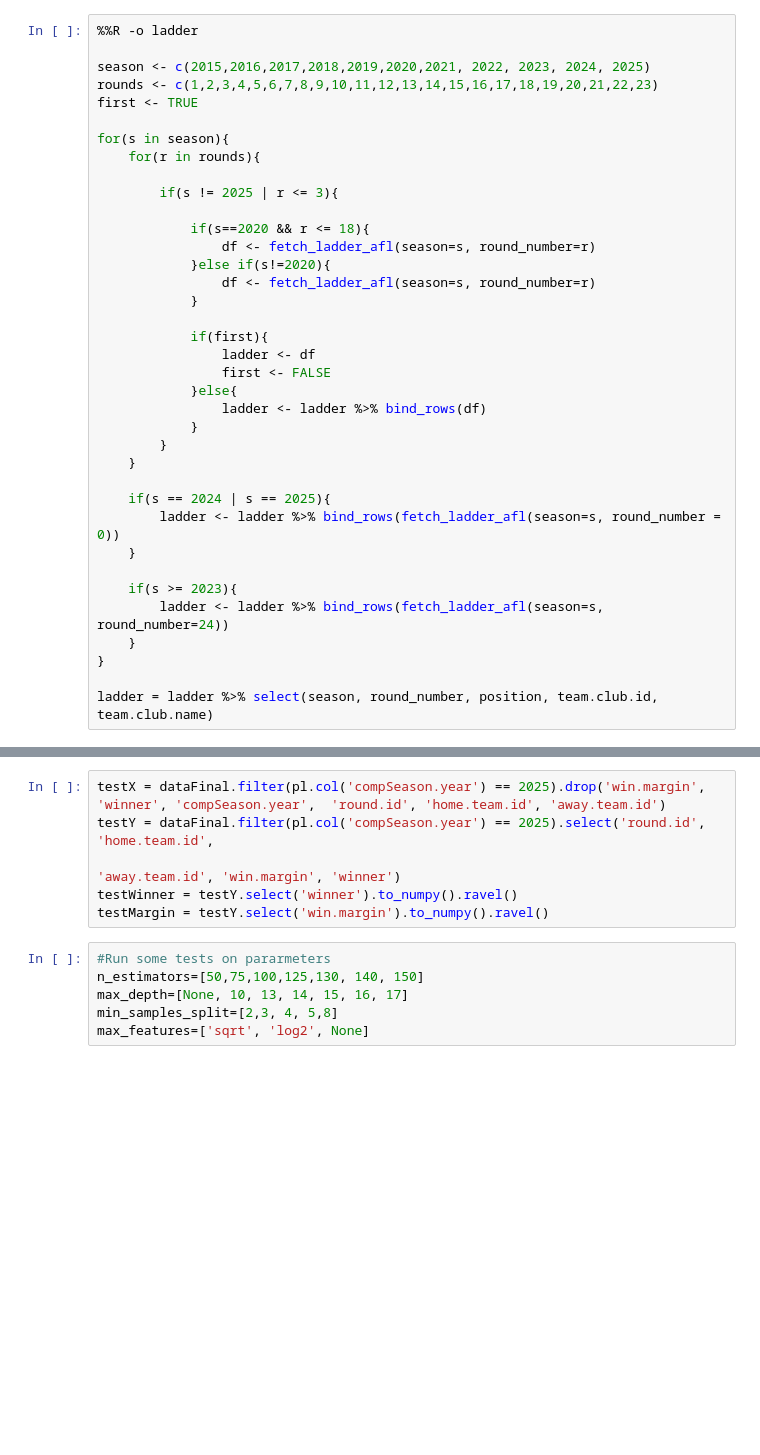
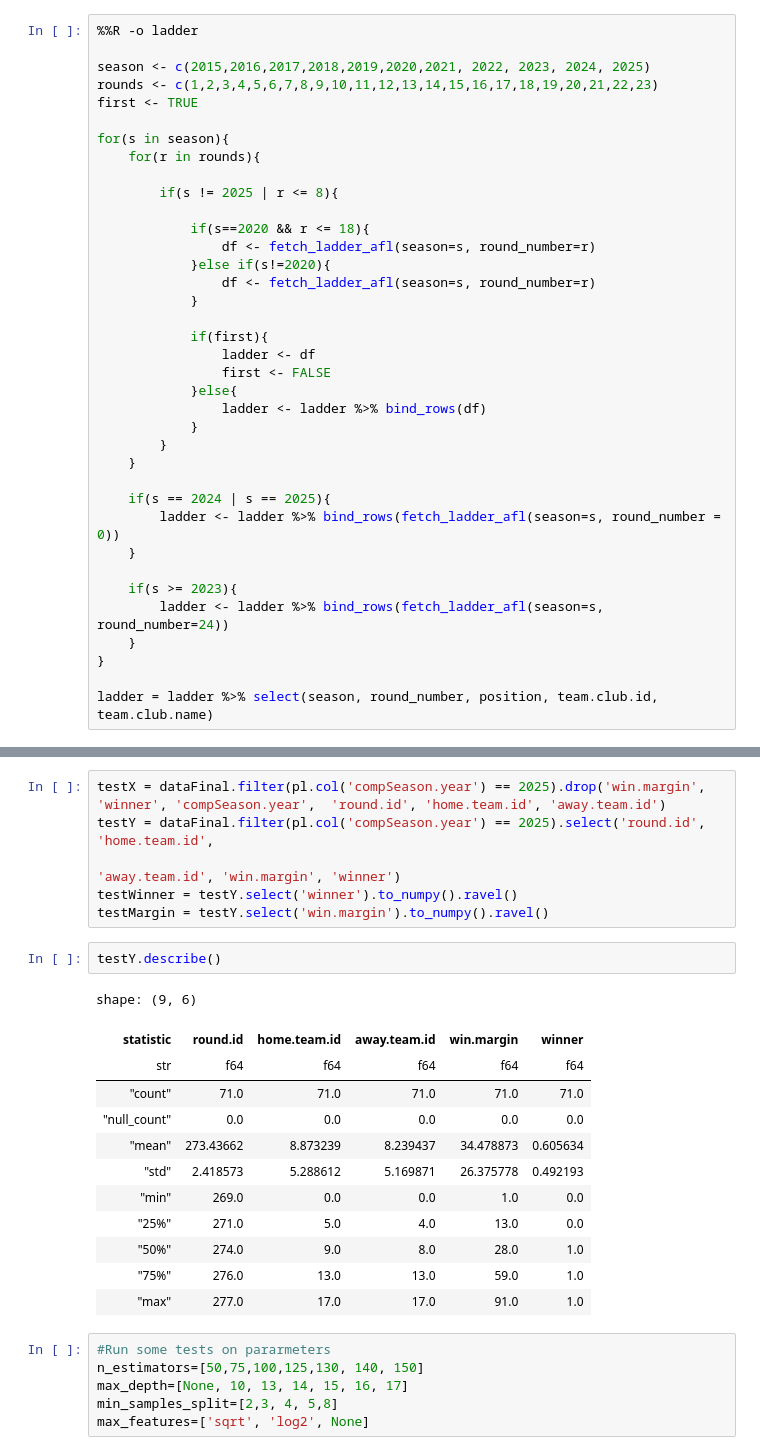
Before and after one commit to suttoe/AFLmodel, a Jupyter notebook: AFLEndOfYear.ipynb, the cells around one changed output, grey strips where cells are left out. Drawn from its saved outputs; the diff is of its cells as text; blank space fills up the shorter version.

```diff
--- a/AFLEndOfYear.ipynb
+++ b/AFLEndOfYear.ipynb
@@ -181,7 +190,7 @@ first <- TRUE
 for(s in season){
     for(r in rounds){
 
-        if(s != 2025 | r <= 3){
+        if(s != 2025 | r <= 8){
 
             if(s==2020 && r <= 18){
                 df <- fetch_ladder_afl(season=s, round_number=r)
@@ -763,6 +771,21 @@ testY = dataFinal.filter(pl.col('compSeason.year') == 2025).select('round.id', '
                                                                     'away.team.id', 'win.margin', 'winner')
 testWinner = testY.select('winner').to_numpy().ravel()
 testMargin = testY.select('win.margin').to_numpy().ravel()
+# %%
+testY.describe()
+# %% [output]
+shape: (9, 6)
+| statistic | round.id | home.team.id | away.team.id | win.margin | winner |
+| str | f64 | f64 | f64 | f64 | f64 |
+| "count" | 71.0 | 71.0 | 71.0 | 71.0 | 71.0 |
+| "null_count" | 0.0 | 0.0 | 0.0 | 0.0 | 0.0 |
+| "mean" | 273.43662 | 8.873239 | 8.239437 | 34.478873 | 0.605634 |
+| "std" | 2.418573 | 5.288612 | 5.169871 | 26.375778 | 0.492193 |
+| "min" | 269.0 | 0.0 | 0.0 | 1.0 | 0.0 |
+| "25%" | 271.0 | 5.0 | 4.0 | 13.0 | 0.0 |
+| "50%" | 274.0 | 9.0 | 8.0 | 28.0 | 1.0 |
+| "75%" | 276.0 | 13.0 | 13.0 | 59.0 | 1.0 |
+| "max" | 277.0 | 17.0 | 17.0 | 91.0 | 1.0 |
 # %%
 #Run some tests on pararmeters
 n_estimators=[50,75,100,125,130, 140, 150]
```
Also changed, not shown: parts of 14 cells of this notebook, 8 other files.
